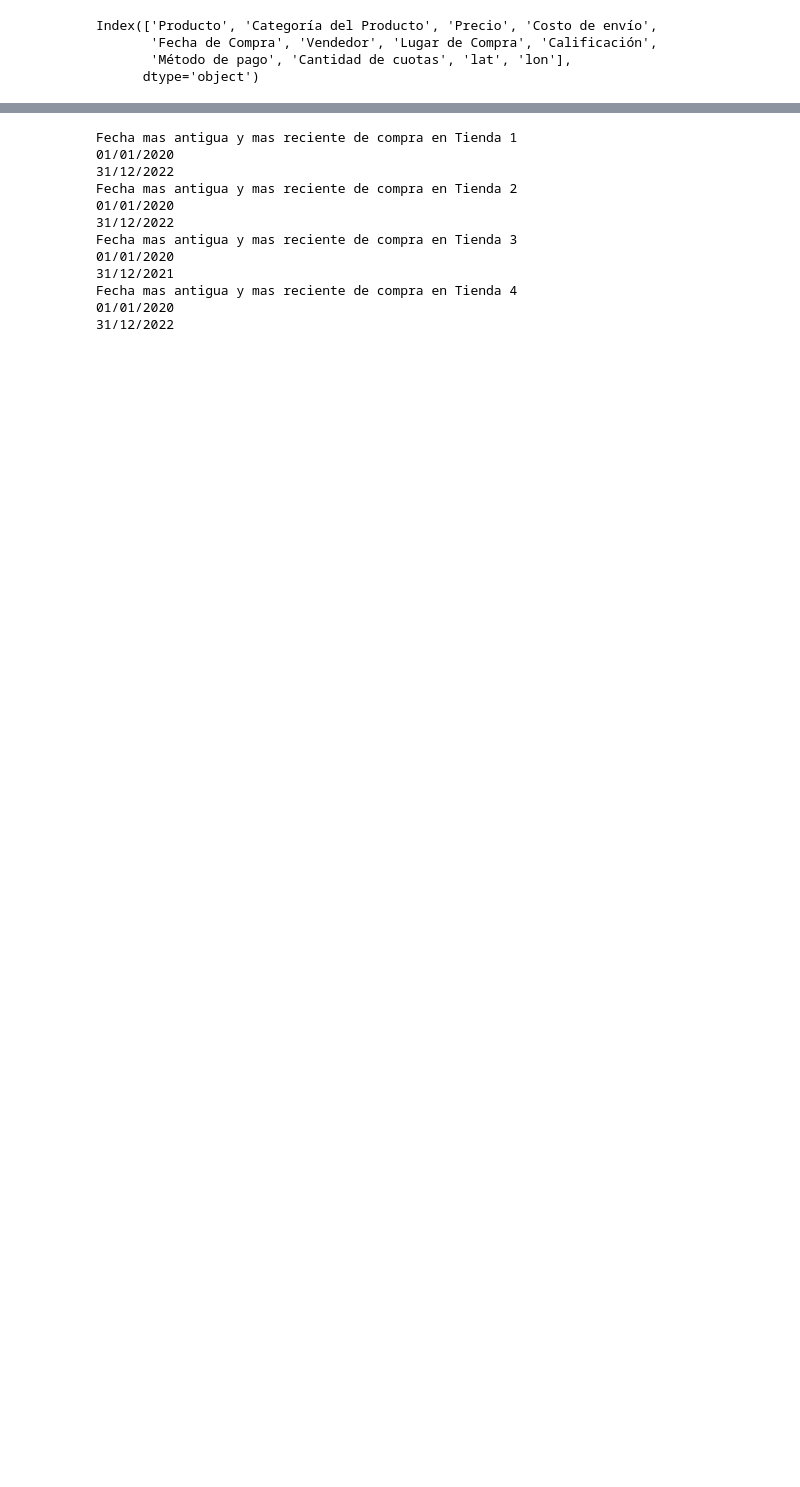
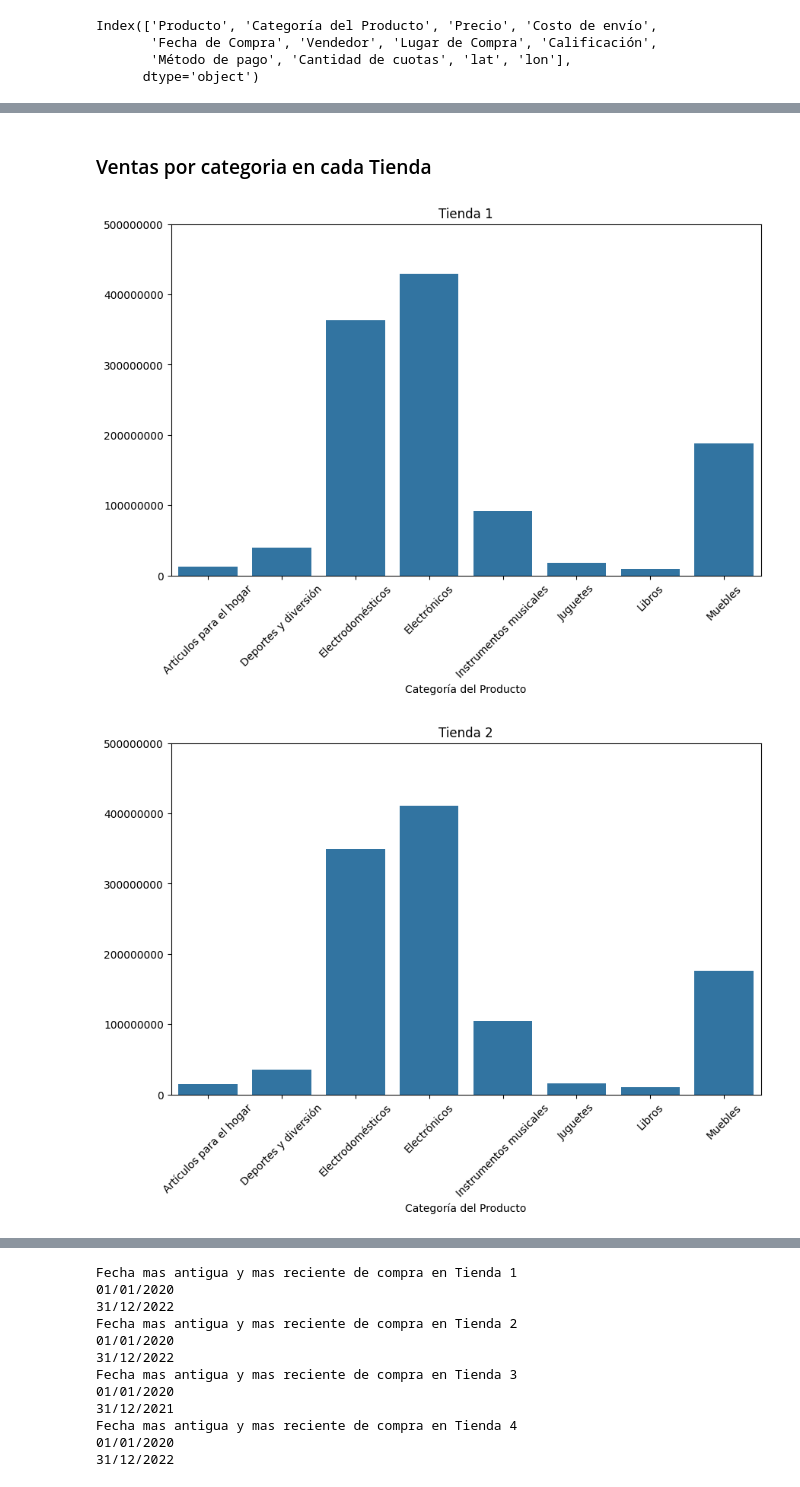
Before and after one commit to TomasIxtlapaleSanchez/Challenge_Alura_Store, a Jupyter notebook: Alura_Challenge_1.ipynb, the cells around one changed output, grey strips where cells are left out. Drawn from its saved outputs; the diff is of its cells as text; code cells hidden in the pictures; blank space fills up the shorter version.

```diff
--- a/Alura_Challenge_1.ipynb
+++ b/Alura_Challenge_1.ipynb
@@ -60,0 +105,20 @@ envio_prom_t3 = round(t3["Costo de envío"].mean(),2)
+# %% [markdown]
+### Ventas por categoria en cada Tienda
+# %%
+ventas_cat_t1.name = "Tienda 1"
+ventas_cat_t2.name = "Tienda 2"
+ventas_cat_t3.name = "Tienda 3"
+ventas_cat_t4.name = "Tienda 4"
+
+ventas_por_categoria = [ventas_cat_t1, ventas_cat_t2, ventas_cat_t3, ventas_cat_t4]
+for i in ventas_por_categoria:
+    plt.figure(figsize=(10, 6))  # Opcional: ajustar tamaño del gráfico
+    sns.barplot(x=i.index, y=i.values)
+    plt.title(f"{i.name}")
+    plt.ylim(0, 500000000)  # ylim debe llamarse desde plt
+    plt.ticklabel_format(axis='y', style='plain')
+    plt.xticks(rotation=45)  # Opcional: rotar etiquetas del eje x si son largas
+    plt.show()
+# %% [output]
+[figure, added]
+[figure, added]
```
Also changed, not shown: parts of 35 cells of this notebook.
